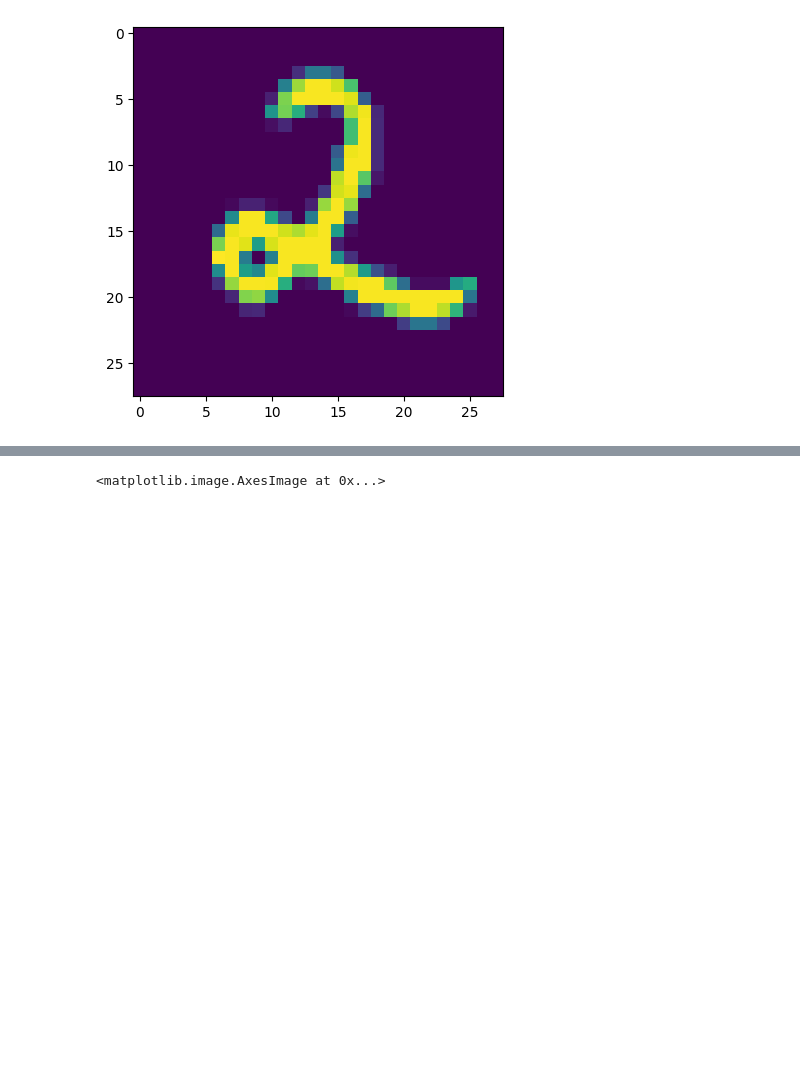
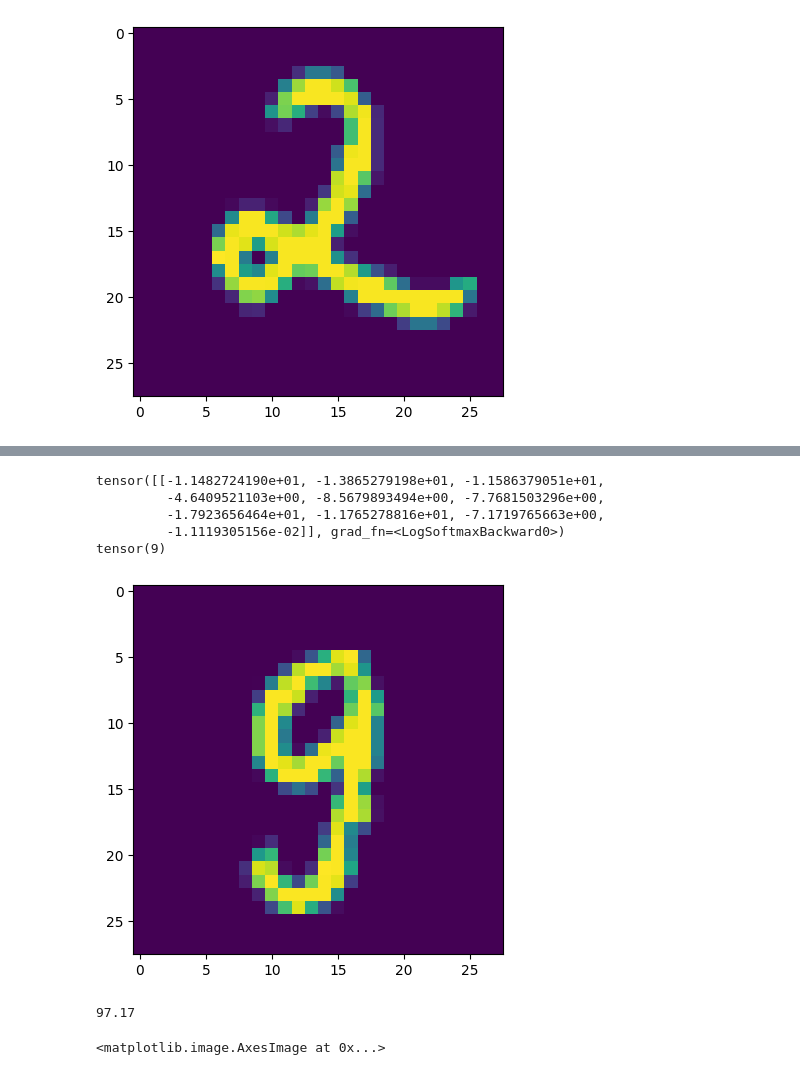
Before and after one commit to danyalutsevich/ML_AI, a Jupyter notebook: PyTorch/MNIST.ipynb, the cells around one changed output, grey strips where cells are left out. Cells and saved outputs as stored; diff of their text form; code cells hidden in the pictures; blank space fills up the shorter version.

```diff
--- a/PyTorch/MNIST.ipynb
+++ b/PyTorch/MNIST.ipynb
@@ -96,3 +84,28 @@ tensor(0.0478,
+# %%
+plt.imshow(data[0][0].view(28,28))
+print(my_network(data[0][0].view(-1,28*28)))
+print(data[1][0])
+# %% [output]
+tensor([[-1.1482724190e+01, -1.3865279198e+01, -1.1586379051e+01,
+         -4.6409521103e+00, -8.5679893494e+00, -7.7681503296e+00,
+         -1.7923656464e+01, -1.1765278816e+01, -7.1719765663e+00,
+         -1.1119305156e-02]], grad_fn=<LogSoftmaxBackward0>)
+tensor(9)
+[figure, added]
+# %%
+correct = 0
+total = 0
+with torch.no_grad():
+    for data in testing_dataset:
+        pictures, answers = data
+        result = my_network(pictures.view(-1,28*28))
+        for index, res in enumerate(result):
+            if(torch.argmax(res)==answers[index]):
+                correct+=1
+            total+=1
+print(correct/total*100)
+# %% [output]
+97.17
 # %%
 plt.imshow(torch.rand((28,28)))
 # %% [output]
```
Also changed, not shown: parts of 2 cells of this notebook.
